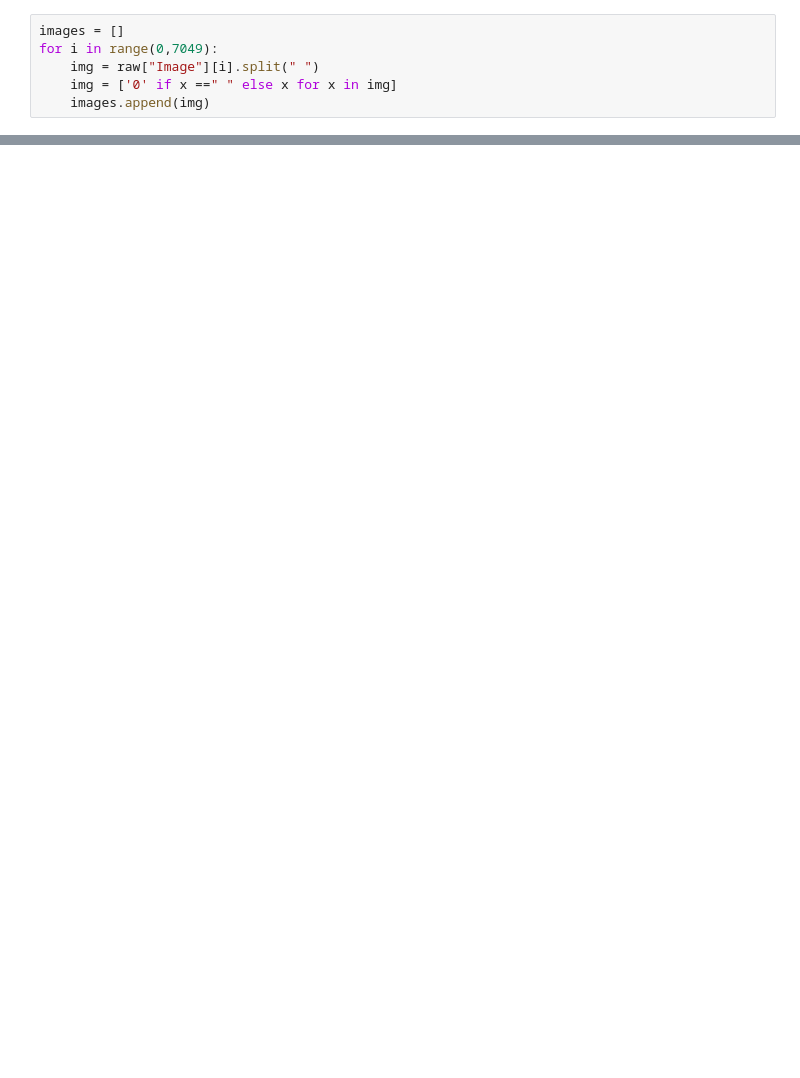
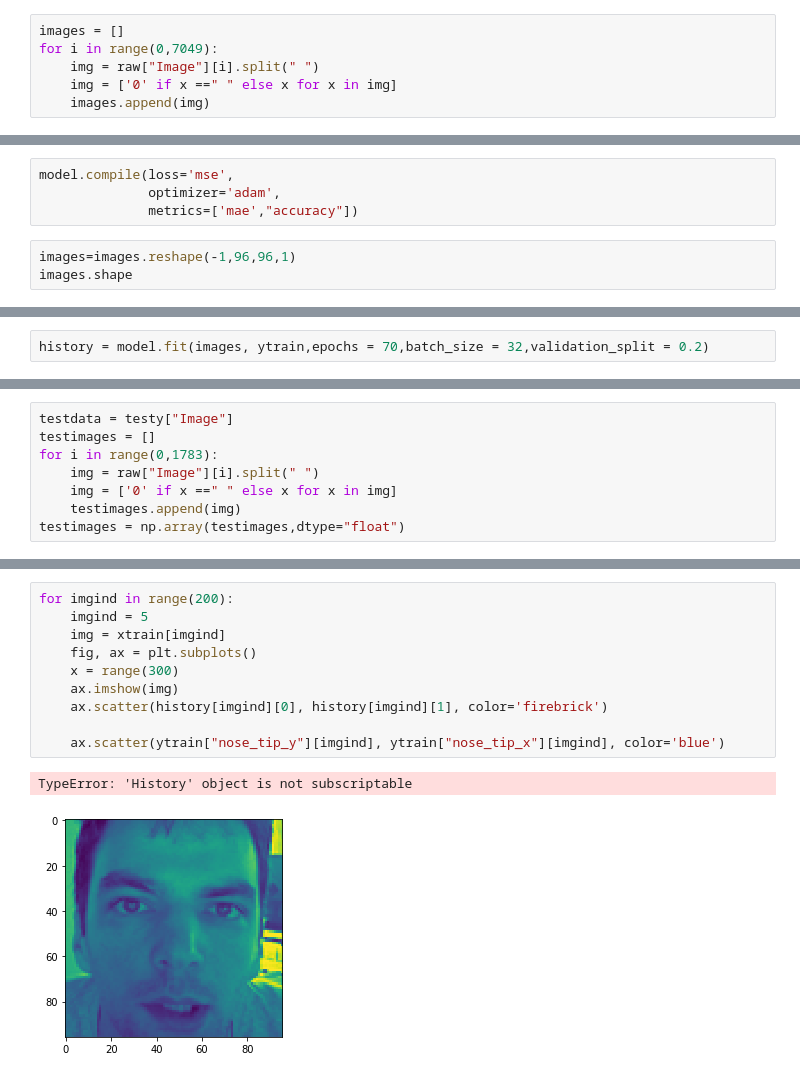
Before and after one commit to joshz123/Kaggle-Competitions, a Jupyter notebook: Facial_Keypoints/Facial Keypoints Notebook.ipynb, the cells around one changed output, grey strips where cells are left out. Saved outputs shown, nothing was run; the diff lists cells and outputs as text; blank space fills up the shorter version.

```diff
--- a/Facial_Keypoints/Facial Keypoints Notebook.ipynb
+++ b/Facial_Keypoints/Facial Keypoints Notebook.ipynb
@@ -39,0 +169,7 @@ plt.show()
+# %%
+model.compile(loss='mse',
+              optimizer='adam',
+              metrics=['mae',"accuracy"])
+# %%
+images=images.reshape(-1,96,96,1)
+images.shape
@@ -39,0 +181,2 @@ plt.show()
+# %%
+history = model.fit(images, ytrain,epochs = 70,batch_size = 32,validation_split = 0.2)
@@ -39,0 +209,8 @@ plt.show()
+# %%
+testdata = testy["Image"]
+testimages = []
+for i in range(0,1783):
+    img = raw["Image"][i].split(" ")
+    img = ['0' if x ==" " else x for x in img]
+    testimages.append(img)
+testimages = np.array(testimages,dtype="float")
@@ -39,0 +245,13 @@ plt.show()
+# %%
+for imgind in range(200):
+    imgind = 5
+    img = xtrain[imgind]
+    fig, ax = plt.subplots()
+    x = range(300)
+    ax.imshow(img)
+    ax.scatter(history[imgind][0], history[imgind][1], color='firebrick')
+
+    ax.scatter(ytrain["nose_tip_y"][imgind], ytrain["nose_tip_x"][imgind], color='blue')
+# %% [output]
+TypeError: 'History' object is not subscriptable
+[figure, added]
```
Also changed, not shown: parts of 23 cells of this notebook, 3 other files.
